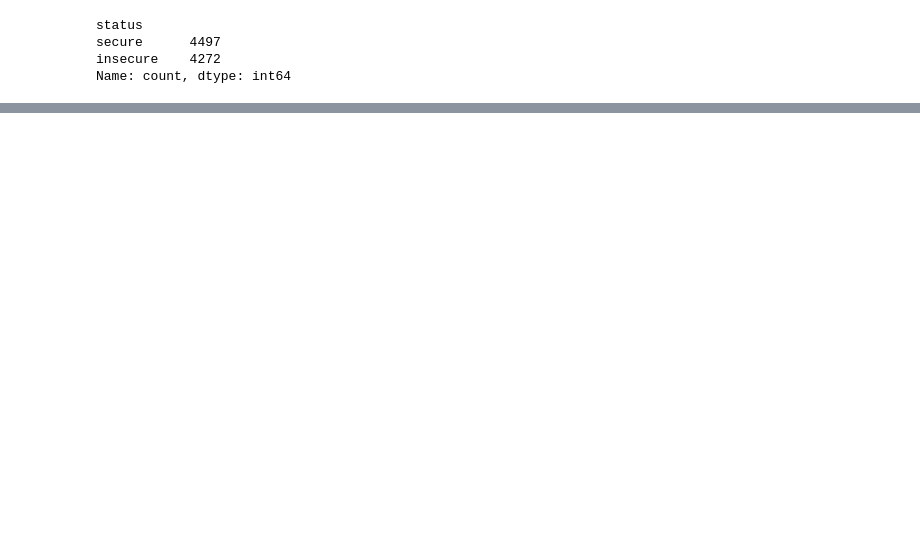
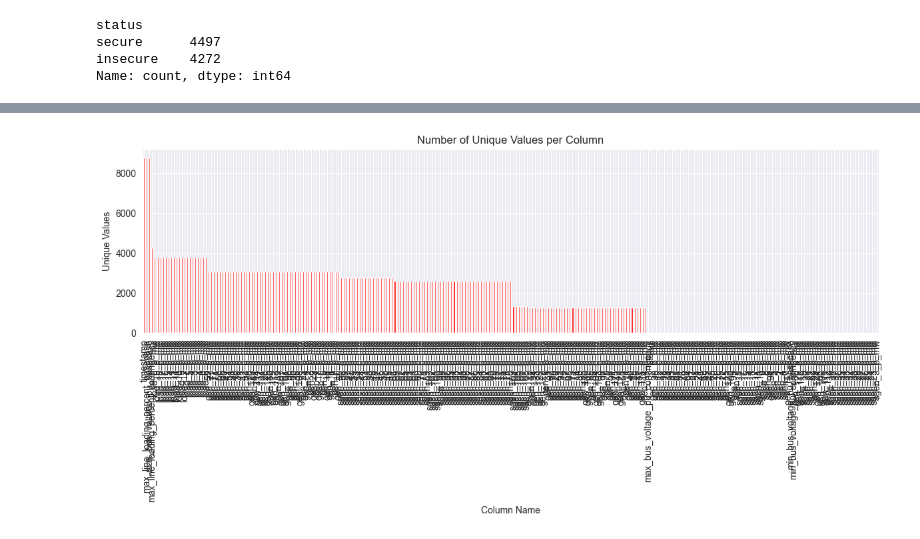
Before and after one commit to HumAIne-JSI/smart-energy-ea, a Jupyter notebook: notebooks/task1_security_classification/eda_classifier_dataset.ipynb, the cells around one changed output, grey strips where cells are left out. Drawn from its saved outputs; the diff is of its cells as text; code cells hidden in the pictures; blank space fills up the shorter version.

```diff
--- a/notebooks/task1_security_classification/eda_classifier_dataset.ipynb
+++ b/notebooks/task1_security_classification/eda_classifier_dataset.ipynb
@@ -60,0 +131,13 @@ Name: count, dtype: int64
+# %%
+unique_counts = df.nunique().sort_values(ascending=False)
+
+plt.figure(figsize=(12, 6))
+unique_counts.plot(kind='bar', color='red')
+plt.title('Number of Unique Values per Column')
+plt.xlabel('Column Name')
+plt.ylabel('Unique Values')
+plt.xticks(rotation=90)
+plt.tight_layout()
+plt.show()
+# %% [output]
+[figure, added]
```
Also changed, not shown: parts of 25 cells of this notebook, 27 other files.
